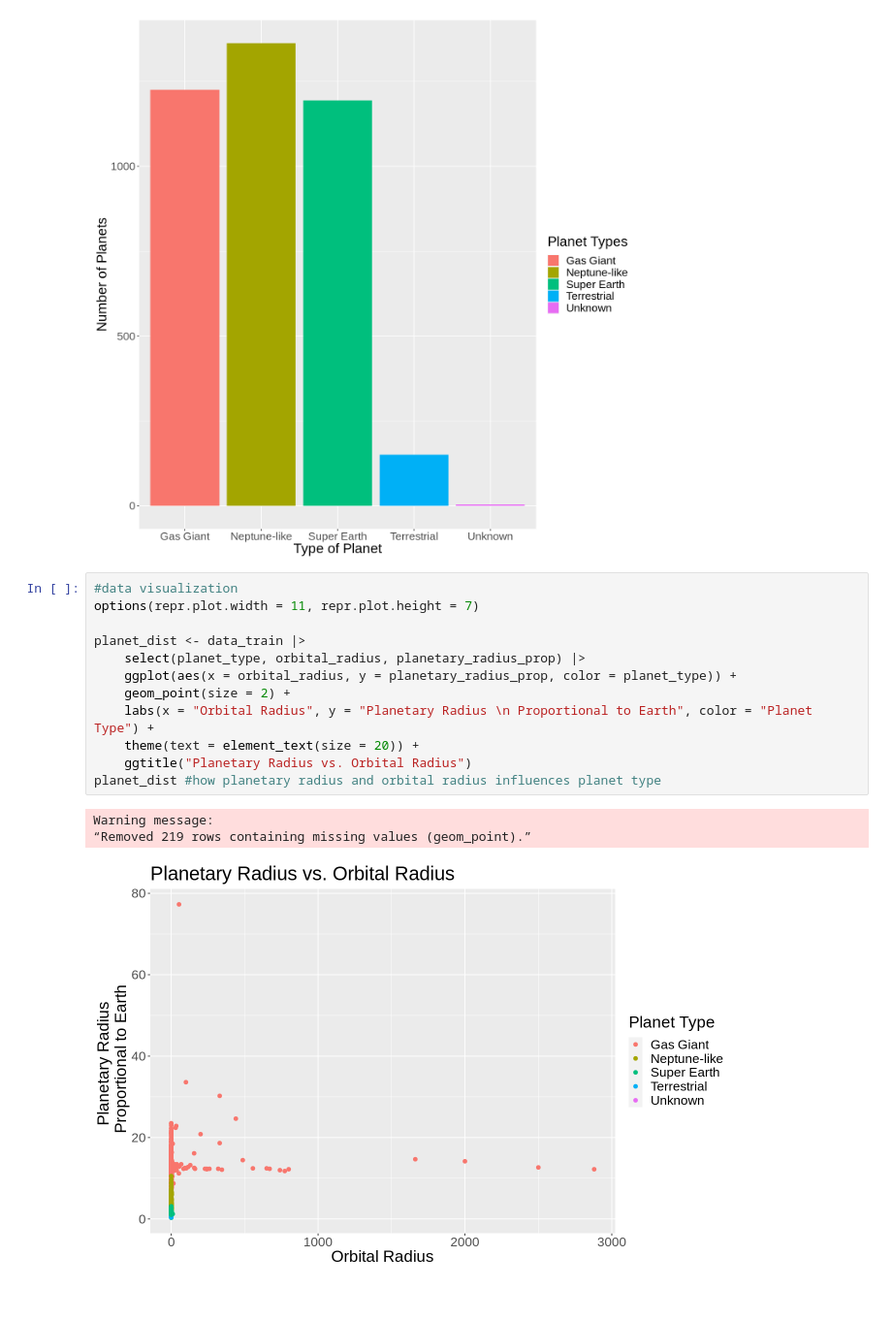
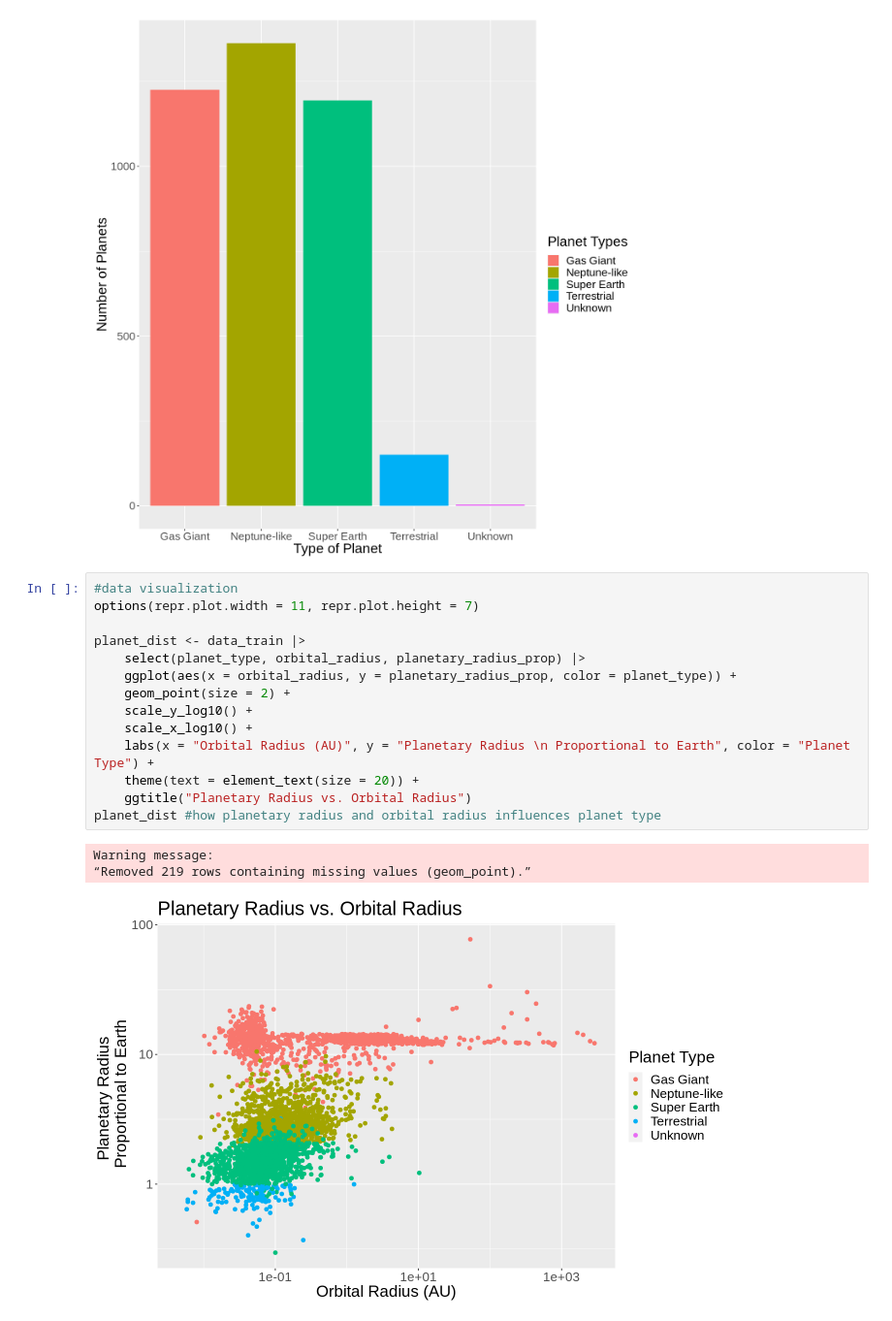
Before and after one commit to karembryo/dsci-project, a Jupyter notebook: data_sci.ipynb, the cells around one changed output. Shown at 97% size. Drawn from its saved outputs; the diff is of its cells as text.

Commit message:
scaled graph

```diff
--- a/data_sci.ipynb
+++ b/data_sci.ipynb
@@ -131,16 +120,18 @@ planet_type_dist #distribution of planet types
 # %%
 #data visualization
 options(repr.plot.width = 11, repr.plot.height = 7)
 
 planet_dist <- data_train |>
     select(planet_type, orbital_radius, planetary_radius_prop) |>
     ggplot(aes(x = orbital_radius, y = planetary_radius_prop, color = planet_type)) +
     geom_point(size = 2) +
-    labs(x = "Orbital Radius", y = "Planetary Radius \n Proportional to Earth", color = "Planet Type") +
+    scale_y_log10() +
+    scale_x_log10() +
+    labs(x = "Orbital Radius (AU)", y = "Planetary Radius \n Proportional to Earth", color = "Planet Type") +
     theme(text = element_text(size = 20)) +
     ggtitle("Planetary Radius vs. Orbital Radius")
 planet_dist #how planetary radius and orbital radius influences planet type
 # %% [output]
 Warning message:
 “Removed 219 rows containing missing values (geom_point).”
-[figure, old version]
+[figure, new version]
```
Also changed, not shown: parts of 1 cell of this notebook.
